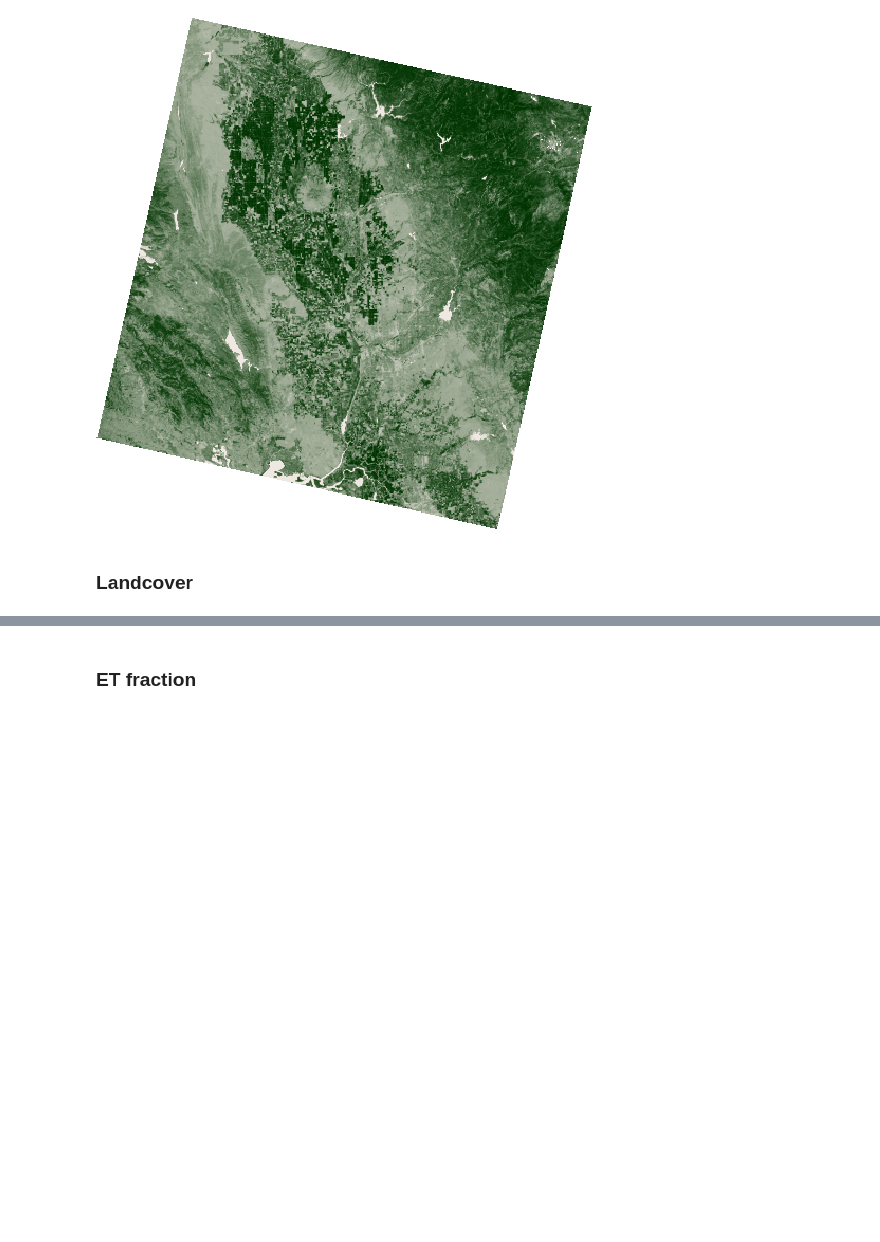
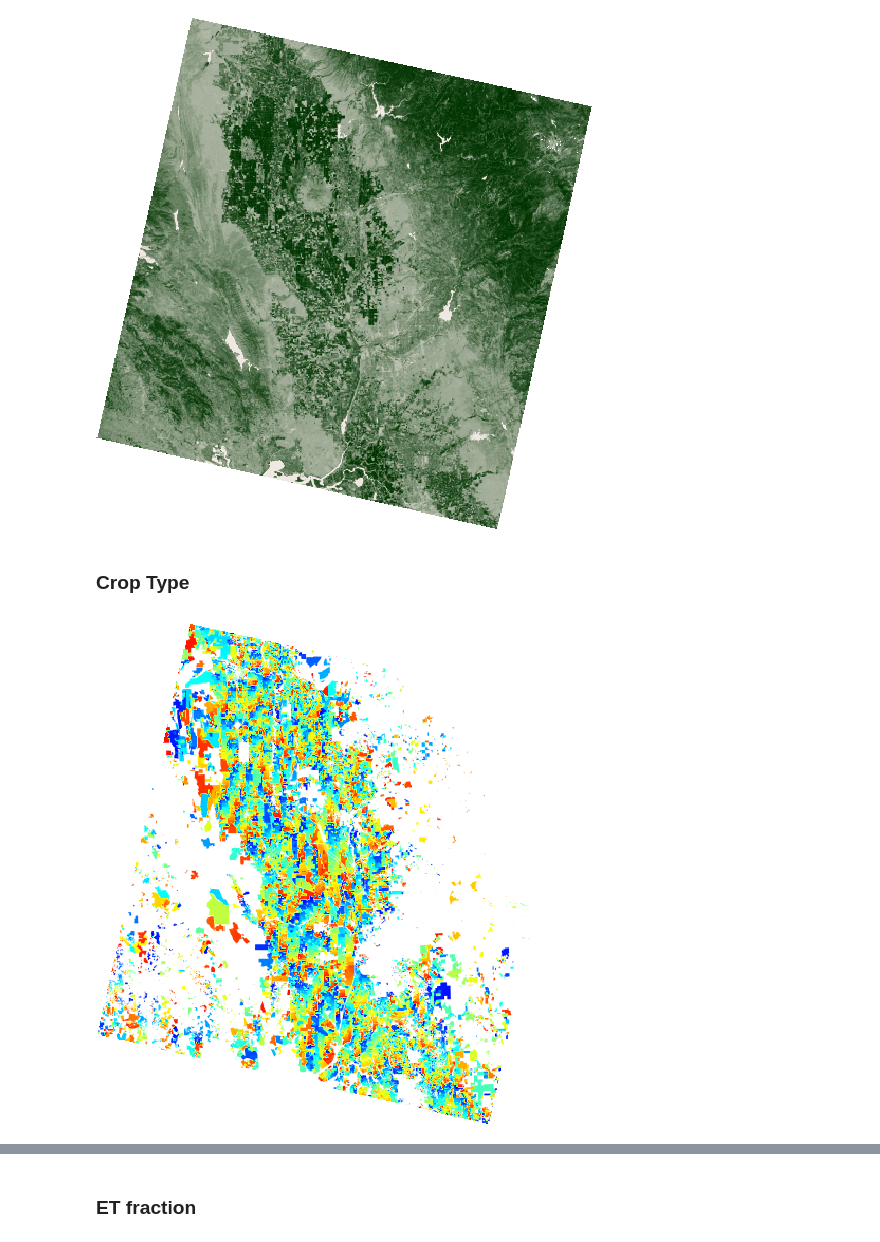
Before and after one commit to openet-brazil/openet-sims, a Jupyter notebook: examples/single_image.ipynb, the cells around one changed output, grey strips where cells are left out. Cells and saved outputs as stored; diff of their text form; code cells hidden in the pictures; blank space fills up the shorter version.

```diff
--- a/examples/single_image.ipynb
+++ b/examples/single_image.ipynb
@@ -42,5 +45,10 @@ Image(url=model_obj.ndvi.getThumbURL({'min': -0.1, 'max': 0.9, 'palette': ndvi_p
       embed=True, format='png')
 # %% [output]
 [figure]
-# %% [markdown]
-### Landcover
+# %% [markdown]
+### Crop Type
+# %%
+Image(url=model_obj.crop_type.getThumbURL({'min': 0, 'max': 255, 'palette': jet_palette, 'region': landsat_region}),
+      embed=True, format='png')
+# %% [output]
+[figure, added]
```
Also changed, not shown: parts of 6 cells of this notebook, 3 other files.
